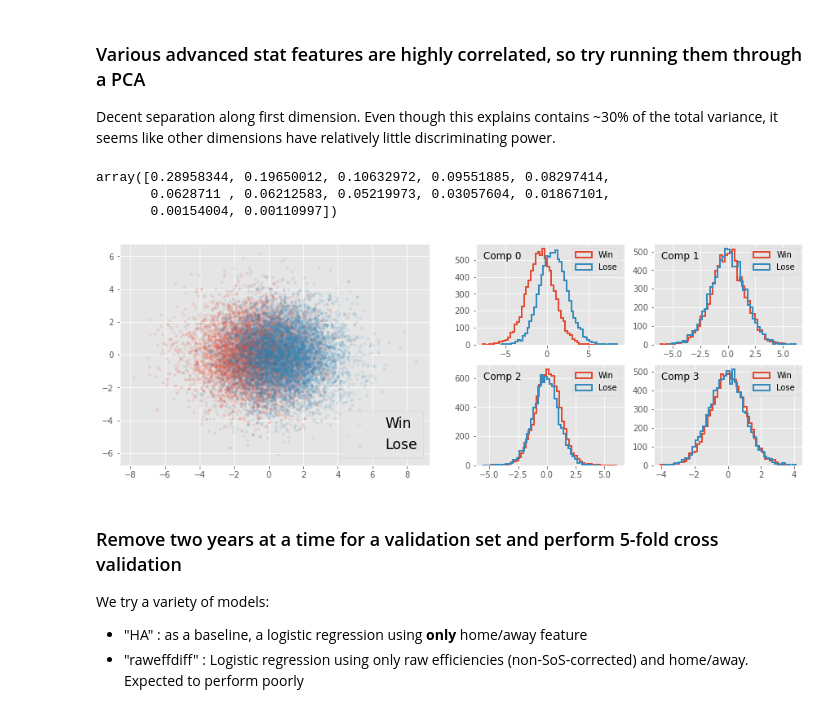
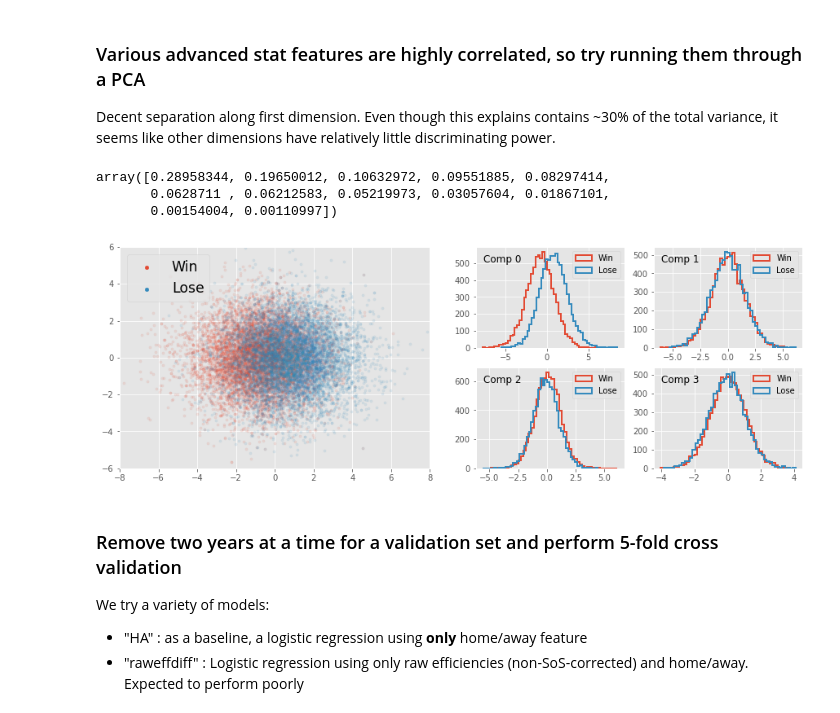
Before and after one commit to bjmarsh/WatchCBB, a Jupyter notebook: notebooks/game_model_train.ipynb, the cells around one changed output. Drawn from its saved outputs; the diff is of its cells as text; code cells hidden in the pictures.

```diff
--- a/notebooks/game_model_train.ipynb
+++ b/notebooks/game_model_train.ipynb
@@ -100,7 +102,7 @@ season_stats_df[["year","team_id","Tneteff","Tcorroeff","Tcorrdeff","rawpace","p
 * Randomly pick which team to use as "reference" team for relative statistics, so classes are balanced
 * Add in a bunch of features that we may need for model fitting
 # %%
-data = utils.compile_training_data(df.iloc[second], season_stats_dict, random_seed=1)
+data = utils.compile_training_data(df.iloc[second], season_stats_dict, sort='random', random_seed=1)
 print(data.shape)
 data.query("tid1=='purdue' | tid2=='purdue'").sample(frac=1, random_state=1).head(10)
 # %% [output]
@@ -140,27 +142,31 @@ it seems like other dimensions have relatively little discriminating power.
 # %%
 pca = utils.get_pca_model()
 
 xf = pca.fit_transform(data[utils.ADVSTATFEATURES])
 plt.figure(figsize=(15,5))
 mask = data.result.astype(bool)
 plt.subplot(1,2,1)
-plt.scatter(xf[mask,0], xf[mask,1], s=10, alpha=0.1, label="Win")
-plt.scatter(xf[~mask,0], xf[~mask,1], s=10, alpha=0.1, label="Lose")
+plt.scatter(xf[mask,0], xf[mask,1], s=10, alpha=0.1)
+plt.scatter(xf[~mask,0], xf[~mask,1], s=10, alpha=0.1)
+# dummy for legend
+plt.scatter([100],[100],s=20, alpha=1.0, color=list(plt.rcParams['axes.prop_cycle'])[0]["color"], label="Win")
+plt.scatter([100],[100],s=20, alpha=1.0, color=list(plt.rcParams['axes.prop_cycle'])[1]["color"], label="Lose")
+plt.axis([-8,8,-6,6])
 plt.legend(fontsize='xx-large')
 for i,subplot in zip([0,1,2,3],[3,4,7,8]):
     plt.subplot(2,4,subplot)
     plt.hist(xf[mask,i], bins=50, histtype='step', lw=2, label='Win')
     plt.hist(xf[~mask,i], bins=50, histtype='step', lw=2, label='Lose')
 #     plt.title('Comp '+str(i))
     plt.text(0.05,0.85,'Comp '+str(i), transform=plt.gca().transAxes, fontsize='large')
     plt.legend()
 pca.named_steps['pca'].components_[0,:]
 pca.named_steps['pca'].explained_variance_ratio_
 # %% [output]
 array([0.28958344, 0.19650012, 0.10632972, 0.09551885, 0.08297414,
        0.0628711 , 0.06212583, 0.05219973, 0.03057604, 0.01867101,
        0.00154004, 0.00110997])
-[figure, old version]
+[figure, new version]
 # %% [markdown]
 ### Remove two years at a time for a validation set and perform 5-fold cross validation
 We try a variety of models:
```
Also changed, not shown: parts of 9 cells of this notebook, 6 other files.
